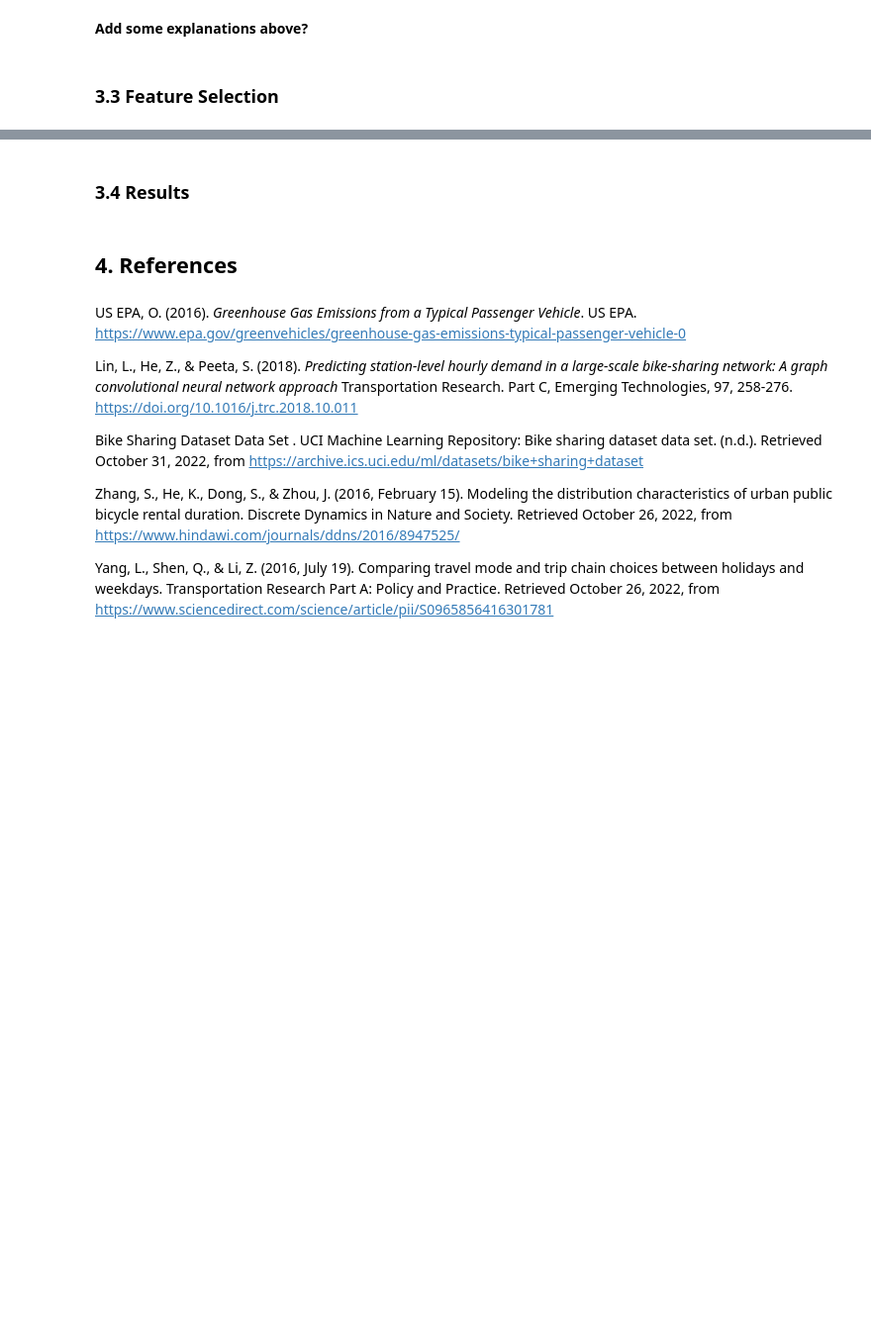
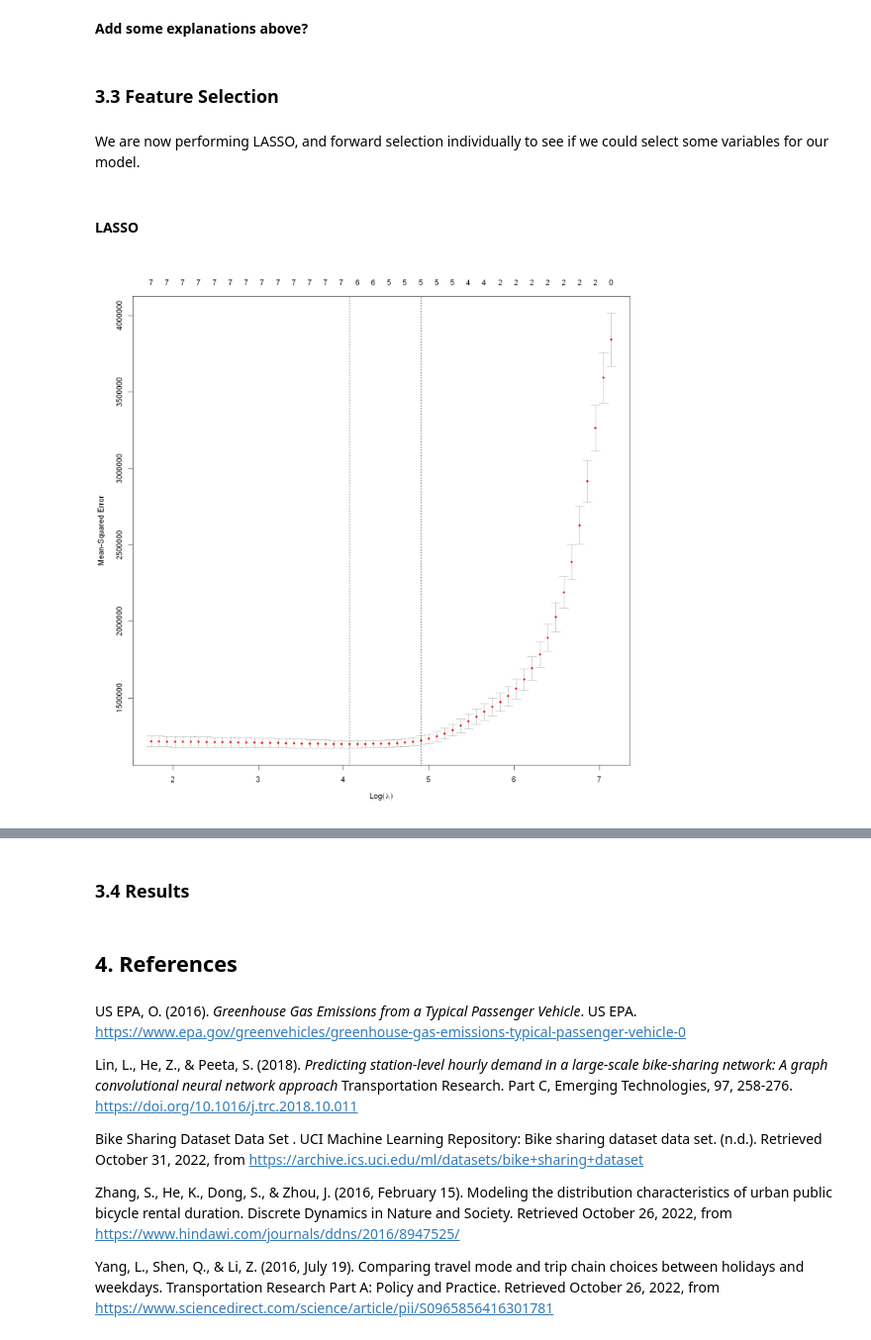
Before and after one commit to tonyliang19/stat301-group-project, a Jupyter notebook: src/methods_tony.ipynb, the cells around one changed output, grey strips where cells are left out. Shown at 99% size. Saved outputs shown, nothing was run; the diff lists cells and outputs as text; code cells hidden in the pictures; blank space fills up the shorter version.

Commit message:
did cv glmnet to choose variables

```diff
--- a/src/methods_tony.ipynb
+++ b/src/methods_tony.ipynb
@@ -295,3 +300,26 @@ A tibble: 2 × 2
 **Add some explanations above?**
 # %% [markdown]
 ### 3.3 Feature Selection
+# %% [markdown]
+We are now performing LASSO, and forward selection individually to see if we could select some variables for our model.
+# %% [markdown]
+#### LASSO
+# %%
+set.seed(20221210)
+# Separating X and y
+X <- model.matrix(pois, bike_train)[, -1]
+Y <- as.matrix(bike_train$cnt, ncol = 1)
+# Fitting a 10 fold cv glmnet with default lambda values
+cv_lasso <- cv.glmnet(
+    x = X,
+    y = Y,
+    alpha = 1,
+    family = "poisson",
+    type.measure = "mse",
+    nfolds = 10
+)
+# %%
+# Plot the lasso mse (y-axis) vs log_lambda(x-axis)
+plot(cv_lasso)
+# %% [output]
+[figure, added]
```
Also changed, not shown: parts of 7 cells of this notebook.
